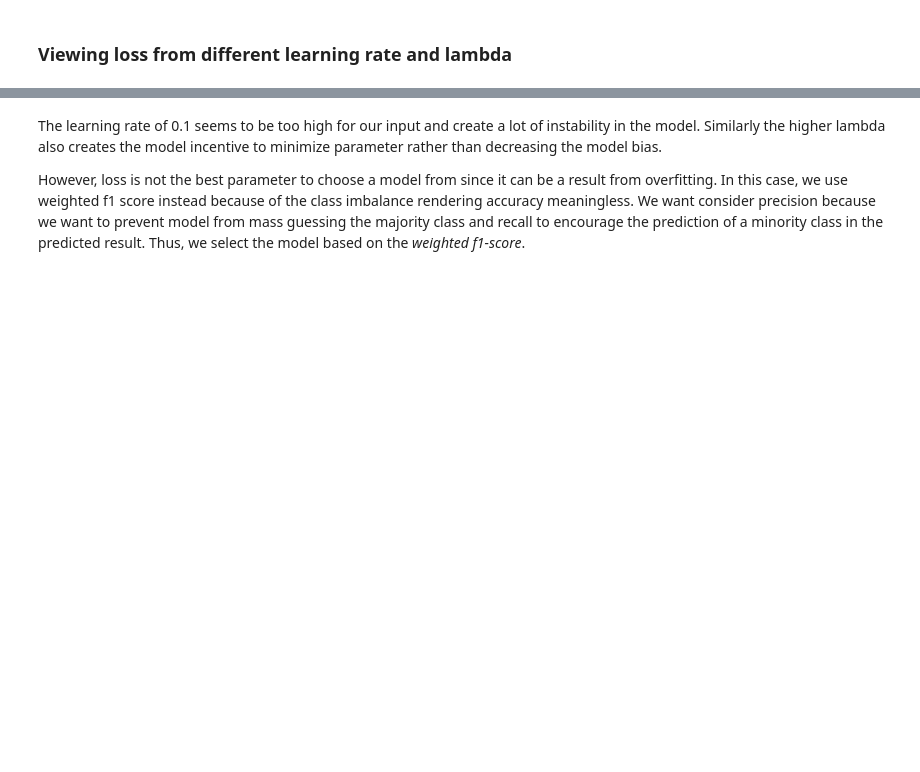
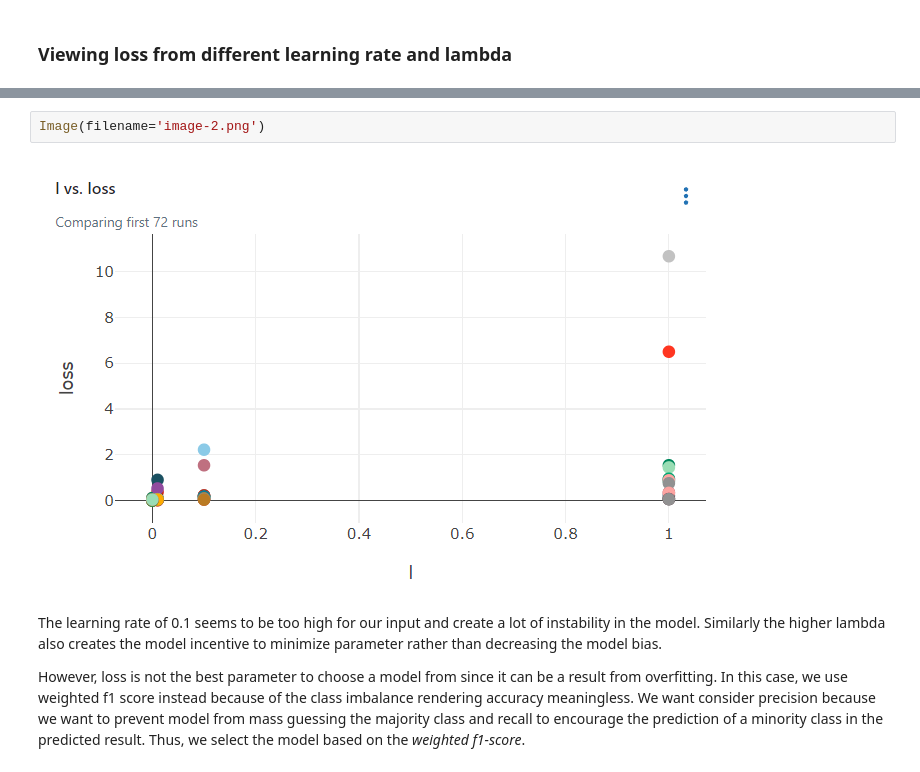
Before and after one commit to thassung/AIT_ml2023_a3, a Jupyter notebook: code/train.ipynb, the cells around one changed output, grey strips where cells are left out. Cells and saved outputs as stored; diff of their text form; blank space fills up the shorter version.

```diff
--- a/code/train.ipynb
+++ b/code/train.ipynb
@@ -1471,3 +1474,7 @@ mlflow.end_run()
+# %%
+Image(filename='image-2.png')
+# %% [output]
+[figure, added]
 # %% [markdown]
 The learning rate of 0.1 seems to be too high for our input and create a lot of instability in the model. Similarly the higher lambda also creates the model incentive to minimize parameter rather than decreasing the model bias.
 
```
Also changed, not shown: parts of 13 cells of this notebook.
